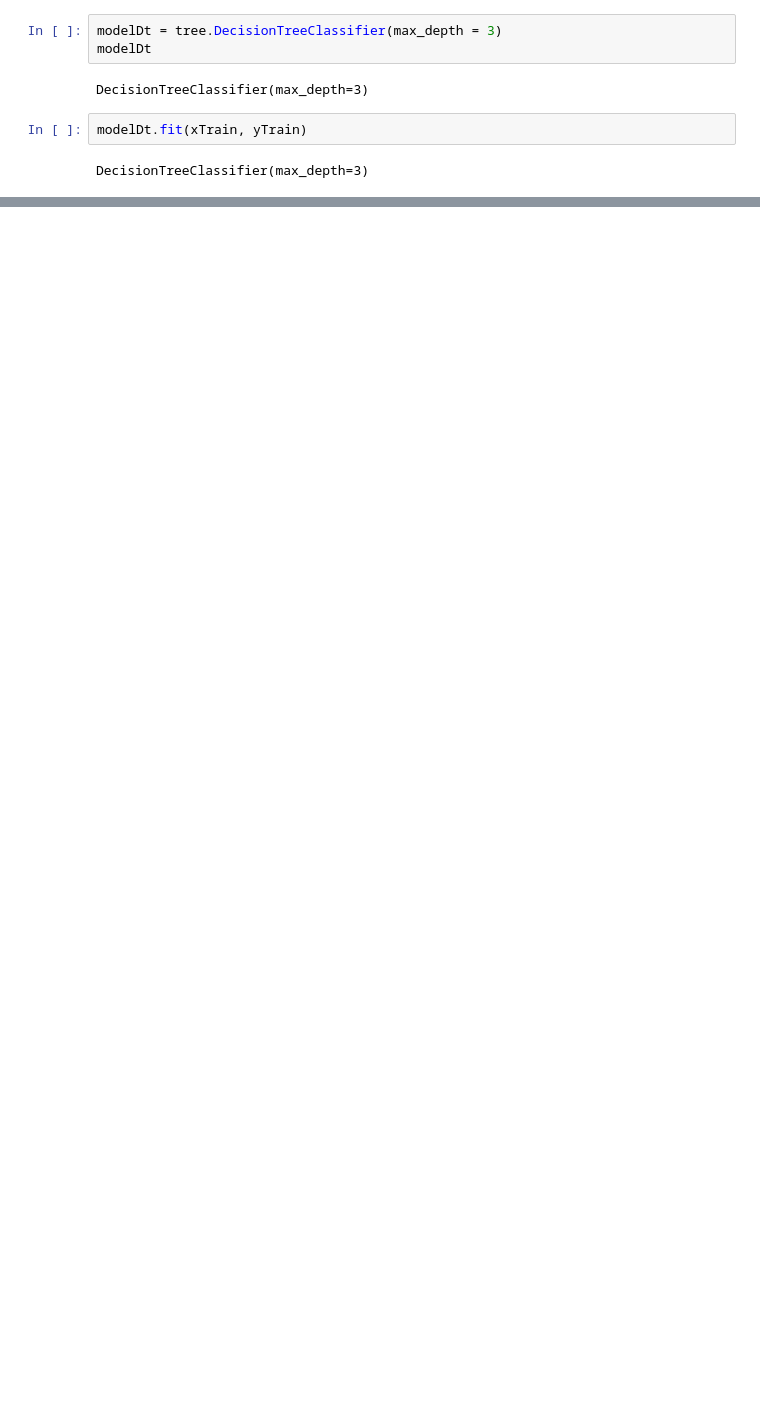
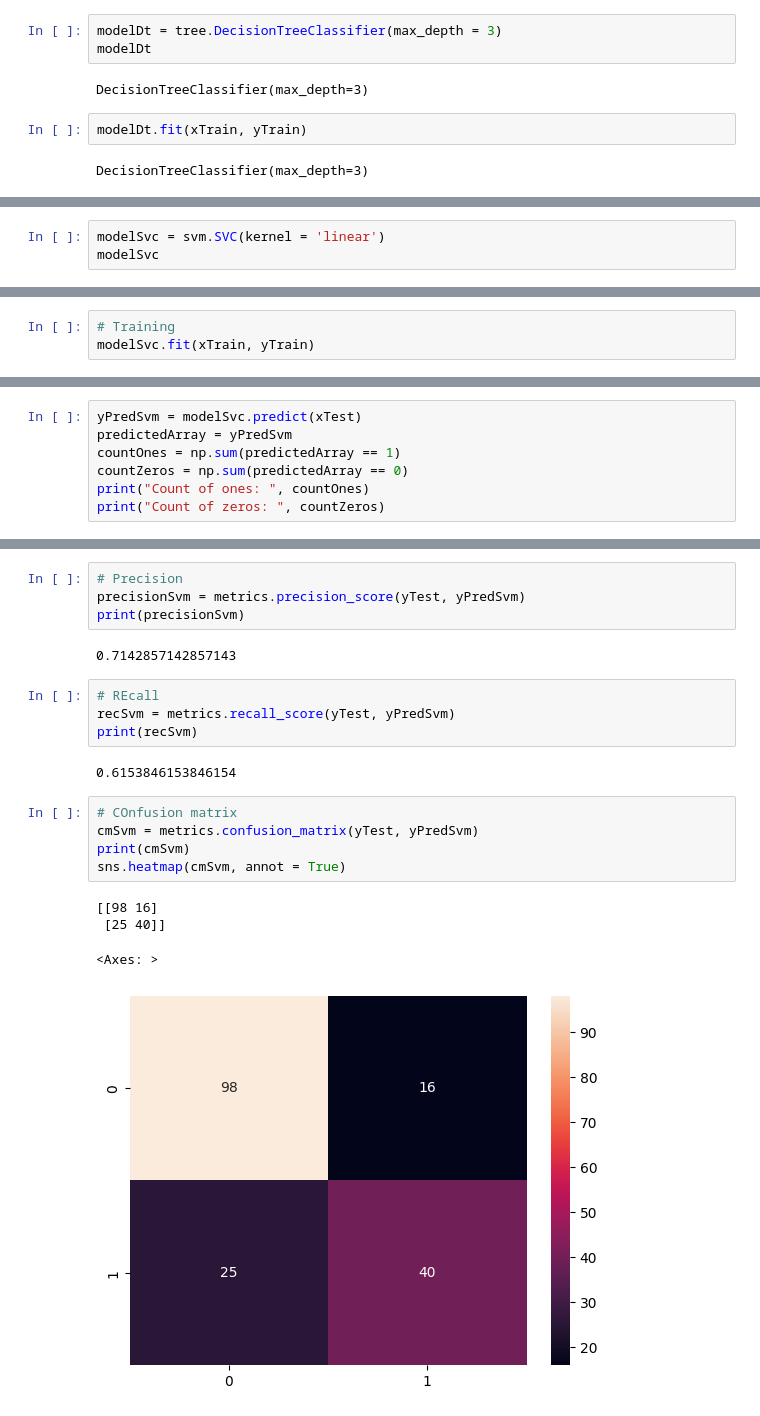
Before and after one commit to RyBres/Intro-ML-AI, a Jupyter notebook: notebooks/titanicDecisionTree.ipynb, the cells around one changed output, grey strips where cells are left out. Saved outputs shown, nothing was run; the diff lists cells and outputs as text; blank space fills up the shorter version.

```diff
--- a/notebooks/titanicDecisionTree.ipynb
+++ b/notebooks/titanicDecisionTree.ipynb
@@ -139,0 +318,3 @@ DecisionTreeClassifier(max_depth=3)
+# %%
+modelSvc = svm.SVC(kernel = 'linear')
+modelSvc
@@ -139,0 +323,3 @@ DecisionTreeClassifier(max_depth=3)
+# %%
+# Training
+modelSvc.fit(xTrain, yTrain)
@@ -139,0 +328,7 @@ DecisionTreeClassifier(max_depth=3)
+# %%
+yPredSvm = modelSvc.predict(xTest)
+predictedArray = yPredSvm
+countOnes = np.sum(predictedArray == 1)
+countZeros = np.sum(predictedArray == 0)
+print("Count of ones: ", countOnes)
+print("Count of zeros: ", countZeros)
@@ -139,0 +351,22 @@ DecisionTreeClassifier(max_depth=3)
+# %%
+# Precision
+precisionSvm = metrics.precision_score(yTest, yPredSvm)
+print(precisionSvm)
+# %% [output]
+0.7142857142857143
+# %%
+# REcall
+recSvm = metrics.recall_score(yTest, yPredSvm)
+print(recSvm)
+# %% [output]
+0.6153846153846154
+# %%
+# COnfusion matrix
+cmSvm = metrics.confusion_matrix(yTest, yPredSvm)
+print(cmSvm)
+sns.heatmap(cmSvm, annot = True)
+# %% [output]
+[[98 16]
+ [25 40]]
+<Axes: >
+[figure, added]
```
Also changed, not shown: parts of 56 cells of this notebook.
